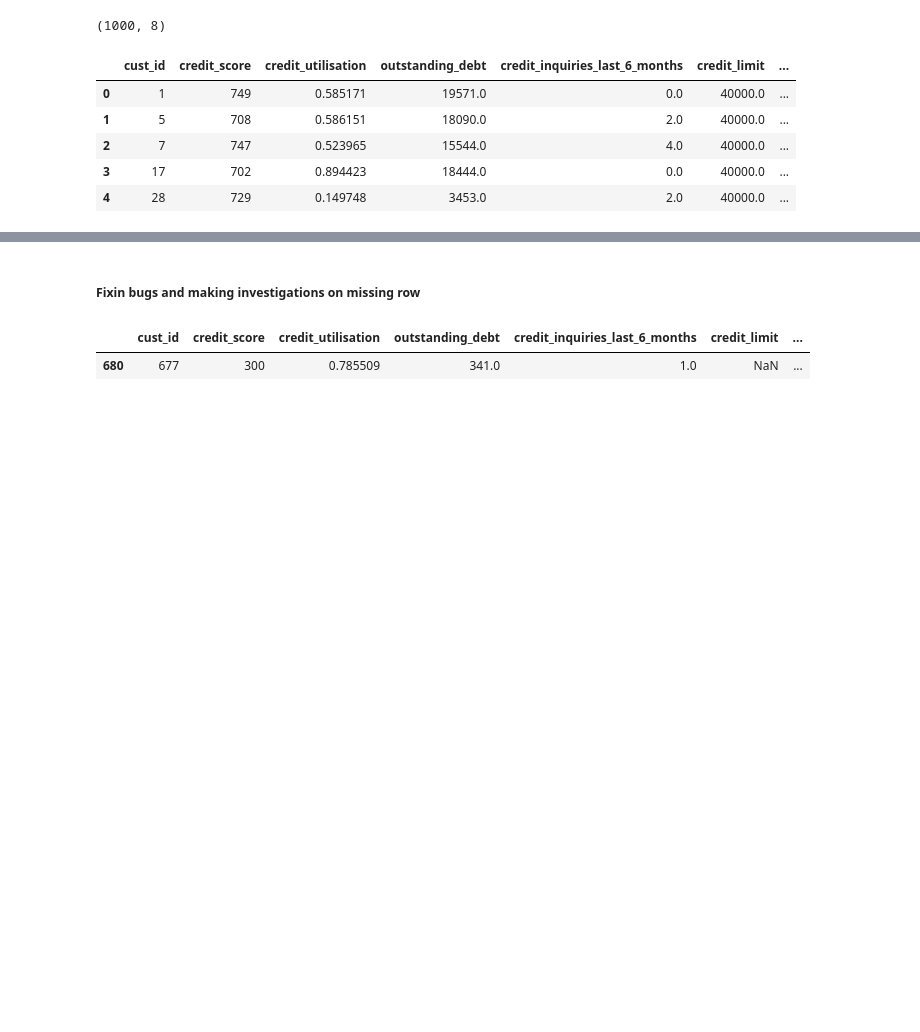
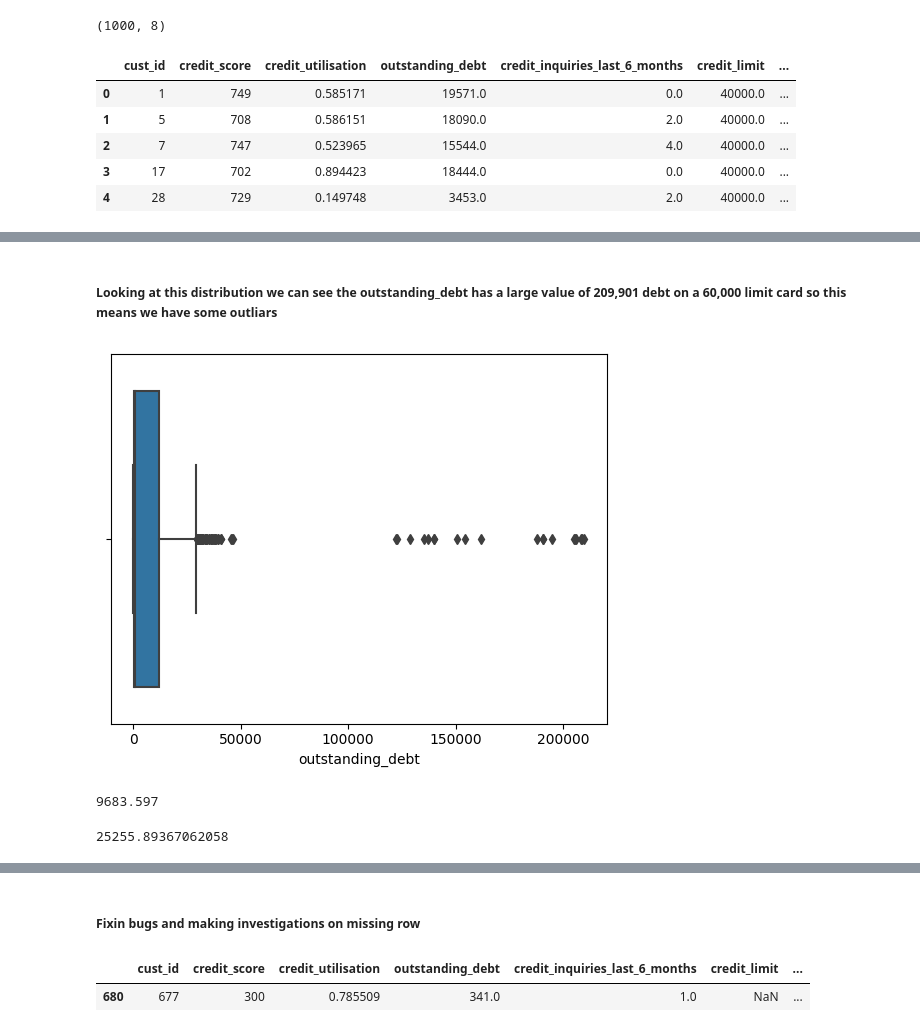
Before and after one commit to jdhova/DummyBank, a Jupyter notebook: CreditScore.ipynb, the cells around one changed output, grey strips where cells are left out. Saved outputs shown, nothing was run; the diff lists cells and outputs as text; code cells hidden in the pictures; blank space fills up the shorter version.

```diff
--- a/CreditScore.ipynb
+++ b/CreditScore.ipynb
@@ -437,0 +447,17 @@ modeDF
+# %% [markdown]
+##### Looking at this distribution we can see the outstanding_debt has a large value of 209,901 debt on a 60,000 limit card so this means we have some outliars
+# %%
+sns.boxplot(x=data_clean_credit_score2.outstanding_debt)
+plt.show()
+# %% [output]
+[figure, added]
+# %%
+meanCredit_score = data_clean_credit_score2.outstanding_debt.mean()
+meanCredit_score
+# %% [output]
+9683.597
+# %%
+stdCredit_score = data_clean_credit_score2.outstanding_debt.std()
+stdCredit_score
+# %% [output]
+25255.89367062058
```
Also changed, not shown: parts of 10 cells of this notebook.
